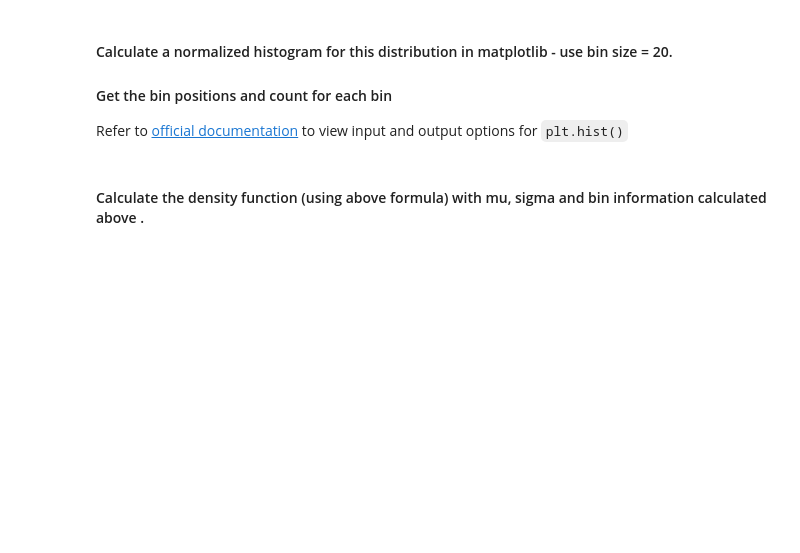
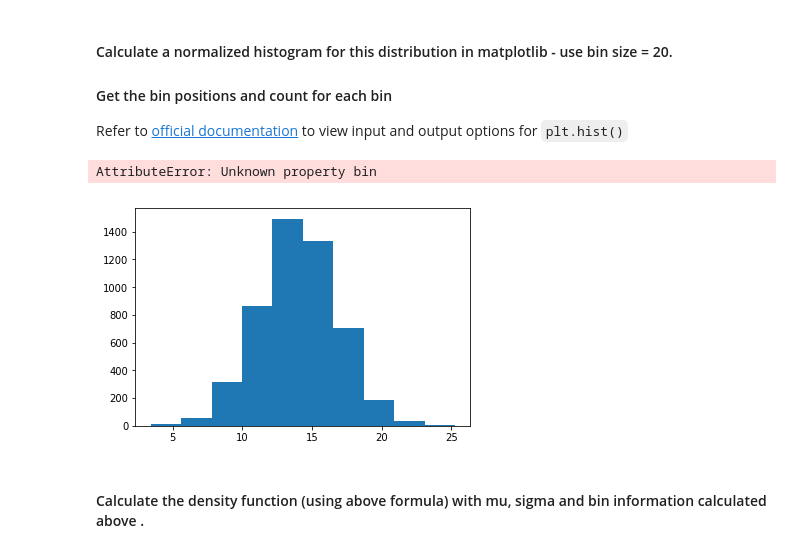
Before and after one commit to j-asonwang/dsc-1-09-13-normal-gaussian-distributions-lab-nyc-ds-career-012819, a Jupyter notebook: index.ipynb, the cells around one changed output. Drawn from its saved outputs; the diff is of its cells as text; code cells hidden in the pictures; blank space fills up the shorter version.

```diff
--- a/index.ipynb
+++ b/index.ipynb
@@ -37,7 +37,10 @@ Refer to [official documentation](https://matplotlib.org/api/_as_gen/matplotlib.
 # Calculate a histogram for above data distribution
 import matplotlib.pyplot as plt
 # %%
-plt.hist(s, bin=20)
+plt.hist(s, bins=20)
+# %% [output]
+AttributeError: Unknown property bin
+[figure, added]
 # %% [markdown]
 #### Calculate the density function (using above formula) with mu, sigma and bin information calculated above .
 # %%
```
